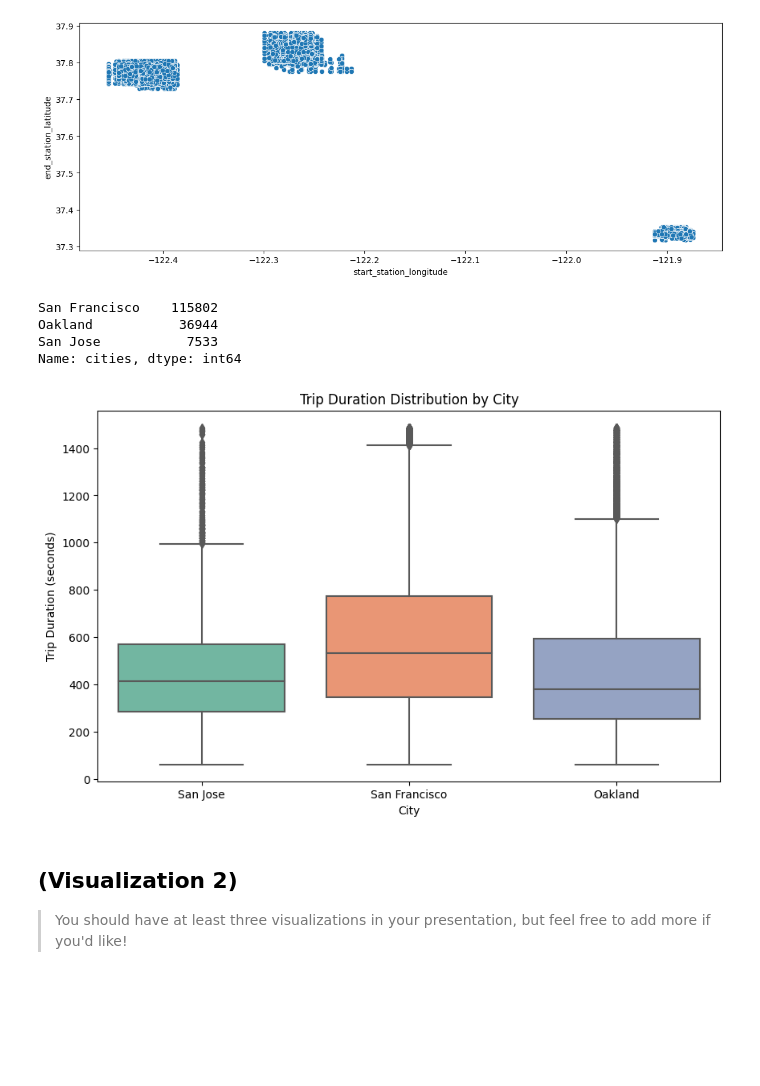
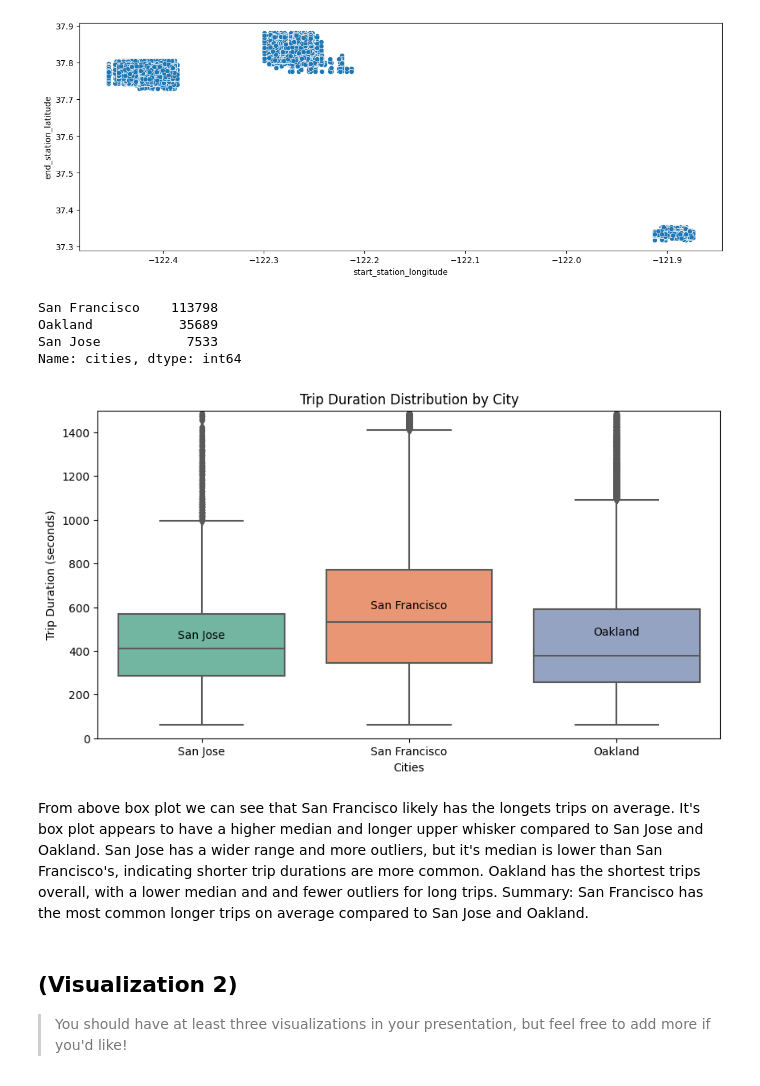
Before and after one commit to naamabenita/part-2, a Jupyter notebook: Part_II_explanatory_template.ipynb, the cells around one changed output. Cells and saved outputs as stored; diff of their text form; code cells hidden in the pictures; blank space fills up the shorter version.

```diff
--- a/Part_II_explanatory_template.ipynb
+++ b/Part_II_explanatory_template.ipynb
@@ -143,6 +143,10 @@ min        61.000000        1962.000000
 50%       487.000000        1987.000000
 75%       729.000000        1992.000000
 max      1488.000000        2001.000000
+# %%
+#lets filter  the member_gender to keep only "Male" or "Female" and also to drop rows with NaN value
+
+df = df[df['member_gender'].isin(['Male', 'Female'])].dropna(subset=['member_gender'])
 # %% [markdown]
 ## (Visualization 1)
 
@@ -174,19 +178,33 @@ sns.scatterplot (data =df, x = 'start_station_longitude', y ='end_station_latitu
 df['cities'] = np.where( df['start_station_longitude'] <= -122.35, 'San Francisco', np.where(df['start_station_longitude'] <=-122.1, 'Oakland', 'San Jose'))
 df['cities'].value_counts()
 # %% [output]
-San Francisco    115802
-Oakland           36944
+San Francisco    113798
+Oakland           35689
 San Jose           7533
 Name: cities, dtype: int64
 # %%
 plt.figure(figsize=(10, 6))
-sns.boxplot(data=df, x='cities', y='duration_sec', palette='Set2')
+ax = sns.boxplot(data=df, x='cities', y='duration_sec', palette='Set2')
+#Add labels and title
 plt.title('Trip Duration Distribution by City')
-plt.xlabel('City')
+plt.xlabel('Cities')
 plt.ylabel('Trip Duration (seconds)')
+
+#Add city labels to the boxs
+for i, city in enumerate(df['cities'].unique()):
+      ax.text(i, df[df['cities'] == city]['duration_sec'].mean(), city,
+               horizontalalignment='center', verticalalignment = 'bottom', fontsize=10)
+plt.ylim(0,1500)
+plt.subplots_adjust(bottom=0.2)
 plt.show()
 # %% [output]
-[figure, old version]
+[figure, new version]
+# %% [markdown]
+From above box plot we can see that San Francisco likely has the longets trips on average.
+It's box plot appears to have a higher median and longer upper whisker compared to San Jose and Oakland.
+San Jose has a wider range and more outliers, but it's median is lower than San Francisco's, indicating shorter trip durations are more common.
+Oakland has the shortest trips overall, with a lower median and and fewer outliers for long trips.
+Summary: San Francisco has the most common longer trips on average compared to San Jose and Oakland.
 # %% [markdown]
 ## (Visualization 2)
 
```
Also changed, not shown: parts of 1 cell of this notebook.
